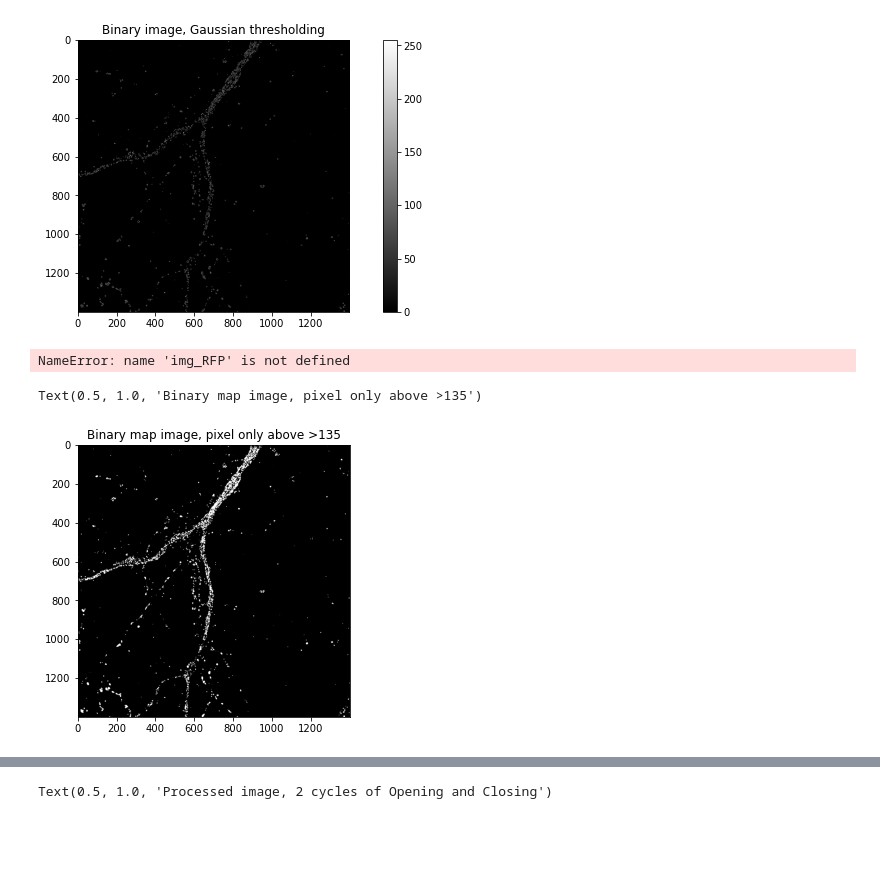
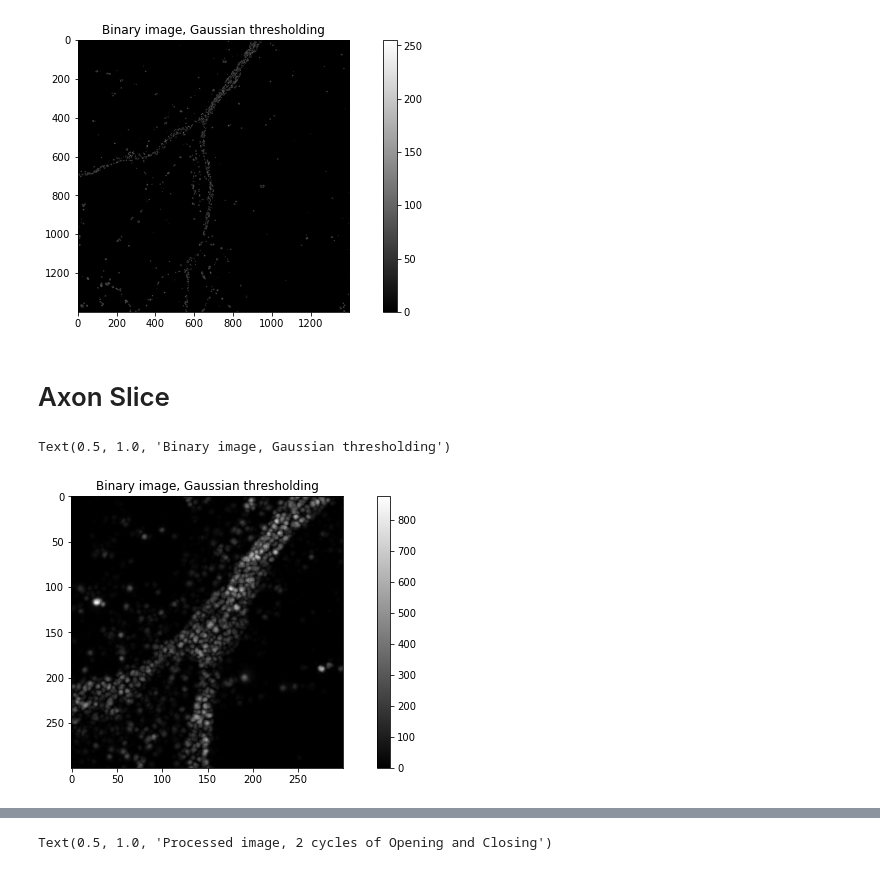
Before and after one commit to leonardocattarin/NeuronConnectivity, a Jupyter notebook: Microscopy_analysis.ipynb, the cells around one changed output, grey strips where cells are left out. Saved outputs shown, nothing was run; the diff lists cells and outputs as text; code cells hidden in the pictures; blank space fills up the shorter version.

Commit message:
Zoomed images

```diff
--- a/Microscopy_analysis.ipynb
+++ b/Microscopy_analysis.ipynb
@@ -109,12 +109,3 @@ plt.title("Binary image, Gaussian thresholding")
  [ 0  3  1 ... 55 36 23]]
 Text(0.5, 1.0, 'Binary image, Gaussian thresholding')
 [figure]
-# %%
-#get background
-background_RFP = img_RFP[1000, 1000]
-print(background_RFP)
-
-background_CY5 = img_CY5[1000, 1000]
-print(background_CY5)
-# %% [output]
-NameError: name 'img_RFP' is not defined
@@ -127,6 +112,25 @@ bin_CY5 = mask_CY5.astype(np.uint8)
-# %%
-plt.imshow(bin_RFP, cmap='gray')
-plt.title("Binary map image, pixel only above >135")
-# %% [output]
-Text(0.5, 1.0, 'Binary map image, pixel only above >135')
-[figure, removed]
+# %% [markdown]
+# Axon Slice
+# %%
+x_center = 650
+y_center = 400
+
+width = 300
+
+x_bound_low = int(x_center-width/2)
+x_bound_up = int(x_center+width/2)
+
+y_bound_low = int(y_center-width/2)
+y_bound_up = int(y_center+width/2)
+
+
+slice_img = cv_img_1_str_RFP[ii][y_bound_low:y_bound_up,x_bound_low:x_bound_up]
+
+fig= plt.figure()
+ax = fig.gca()
+pos = ax.imshow(slice_img, cmap="gray")
+fig.colorbar(pos, ax=ax)
+plt.title("Binary image, Gaussian thresholding")
+# %% [output]
+Text(0.5, 1.0, 'Binary image, Gaussian thresholding')
+[figure, added]
```
Also changed, not shown: parts of 5 cells of this notebook.
